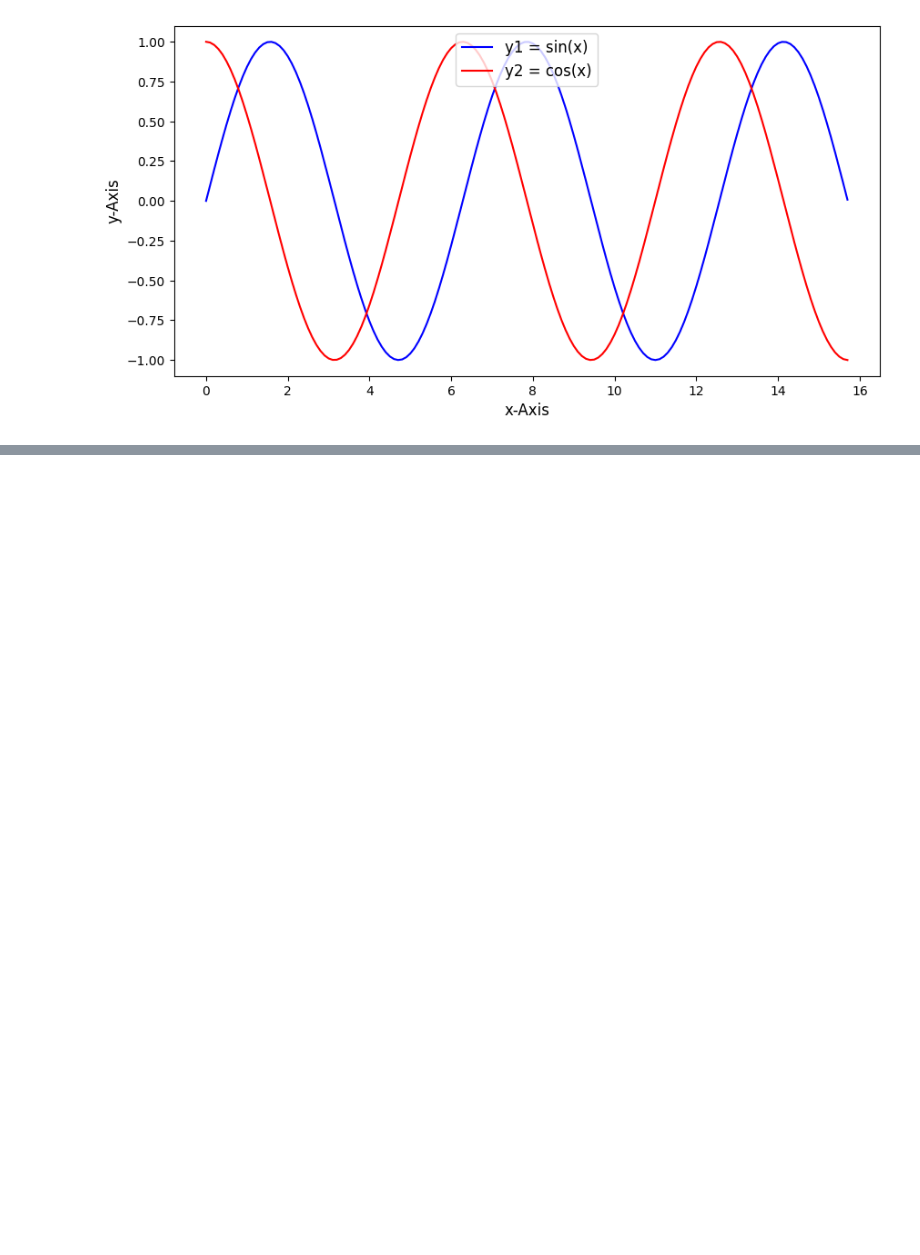
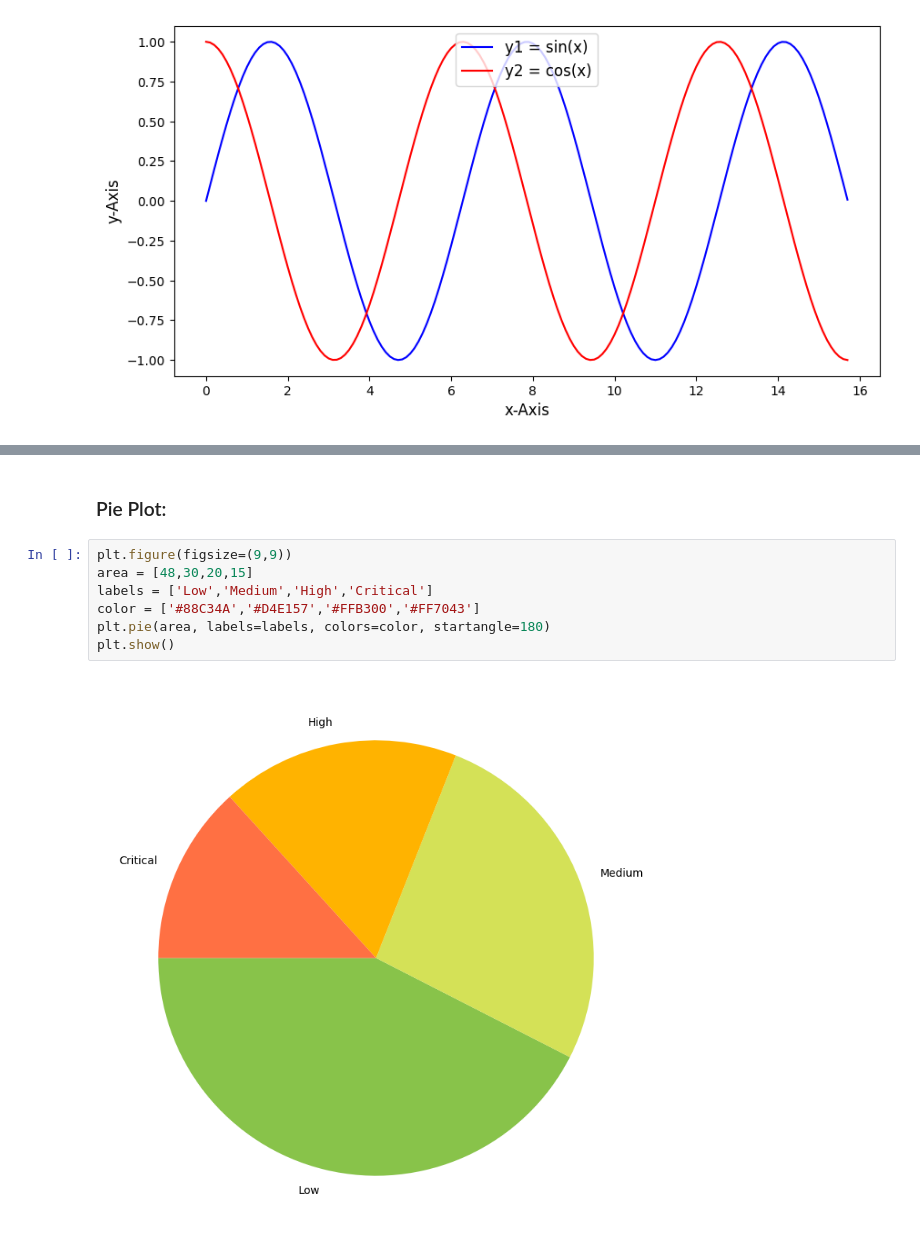
Before and after one commit to MrShotgun1182/Matplotlib, a Jupyter notebook: plt.ipynb, the cells around one changed output, grey strips where cells are left out. Saved outputs shown, nothing was run; the diff lists cells and outputs as text; blank space fills up the shorter version.

```diff
--- a/plt.ipynb
+++ b/plt.ipynb
@@ -58,0 +94,11 @@ plt.show()
+# %% [markdown]
+### Pie Plot:
+# %%
+plt.figure(figsize=(9,9))
+area = [48,30,20,15]
+labels = ['Low','Medium','High','Critical']
+color = ['#88C34A','#D4E157','#FFB300','#FF7043']
+plt.pie(area, labels=labels, colors=color, startangle=180)
+plt.show()
+# %% [output]
+[figure, added]
```
Also changed, not shown: parts of 8 cells of this notebook.
